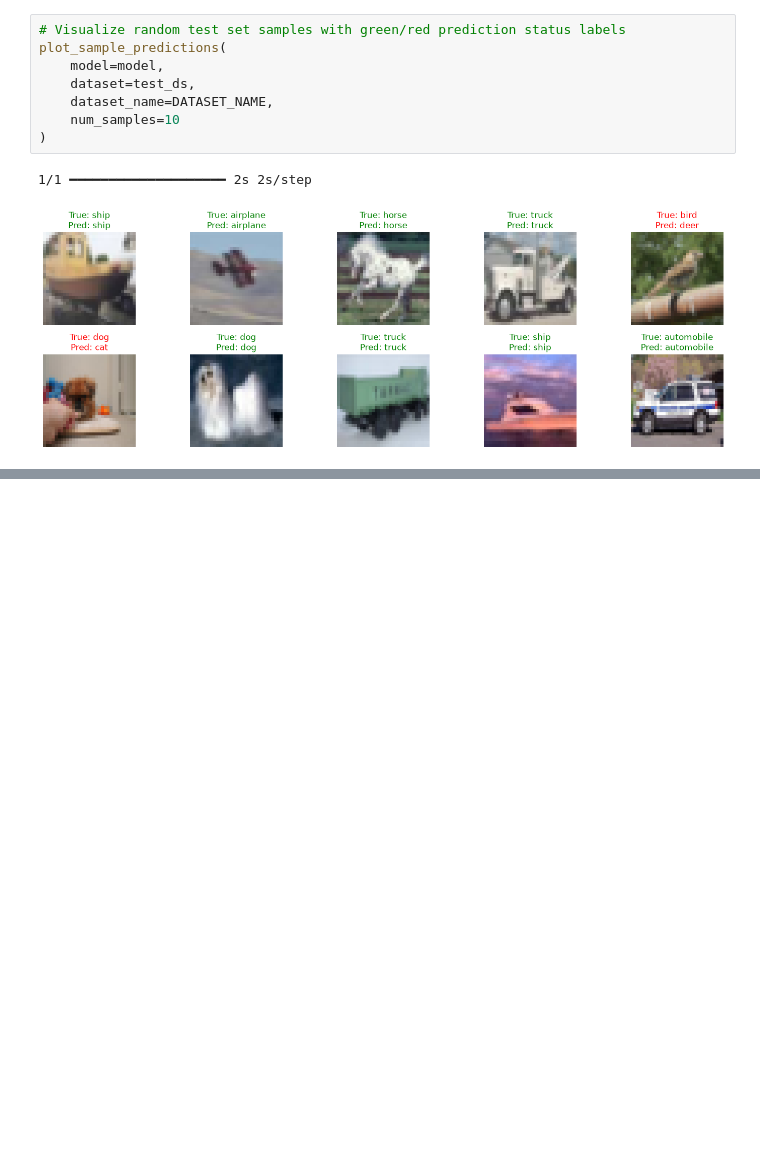
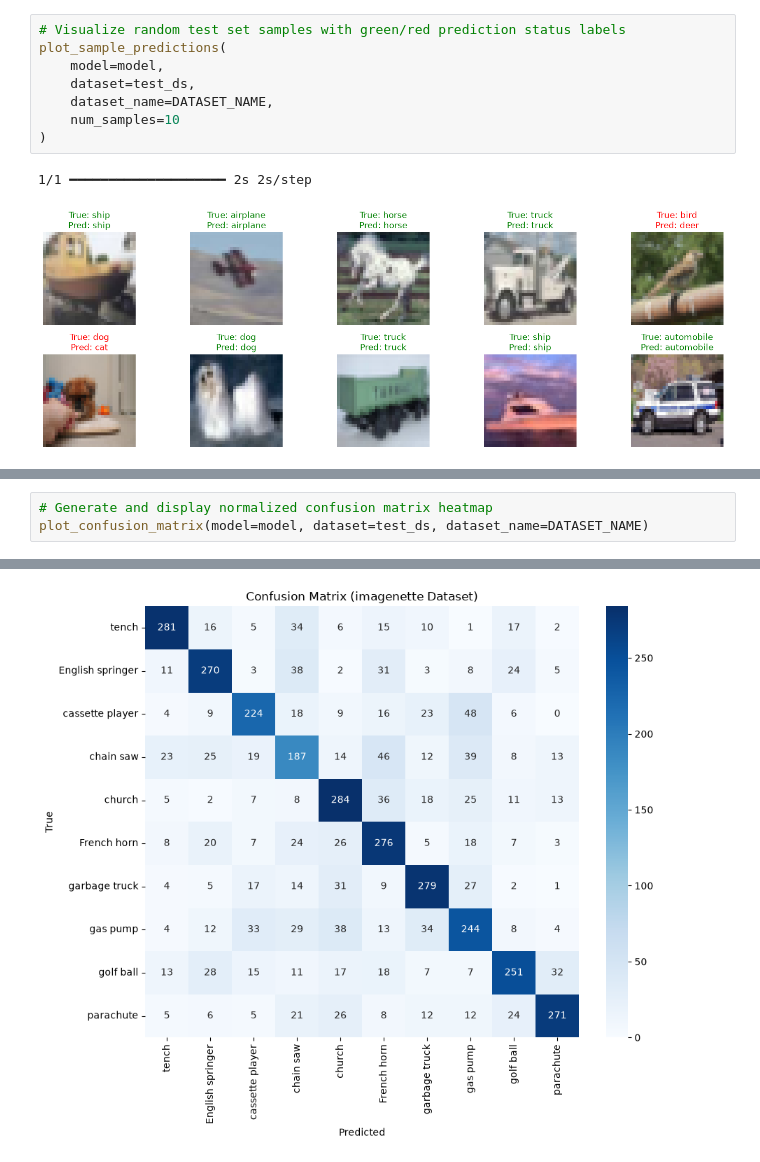
Before and after one commit to casual-coder12/ResNet-50, a Jupyter notebook: notebooks/ResNet50.ipynb, the cells around one changed output, grey strips where cells are left out. Cells and saved outputs as stored; diff of their text form; blank space fills up the shorter version.

```diff
--- a/notebooks/ResNet50.ipynb
+++ b/notebooks/ResNet50.ipynb
@@ -128,0 +170,4 @@ plot_sample_predictions(
+# %%
+# Generate and display normalized confusion matrix heatmap
+plot_confusion_matrix(model=model, dataset=test_ds, dataset_name=DATASET_NAME)
+# %% [output]
@@ -128,0 +175 @@ plot_sample_predictions(
+[figure, added]
```
Also changed, not shown: parts of 10 cells of this notebook, 6 other files.
